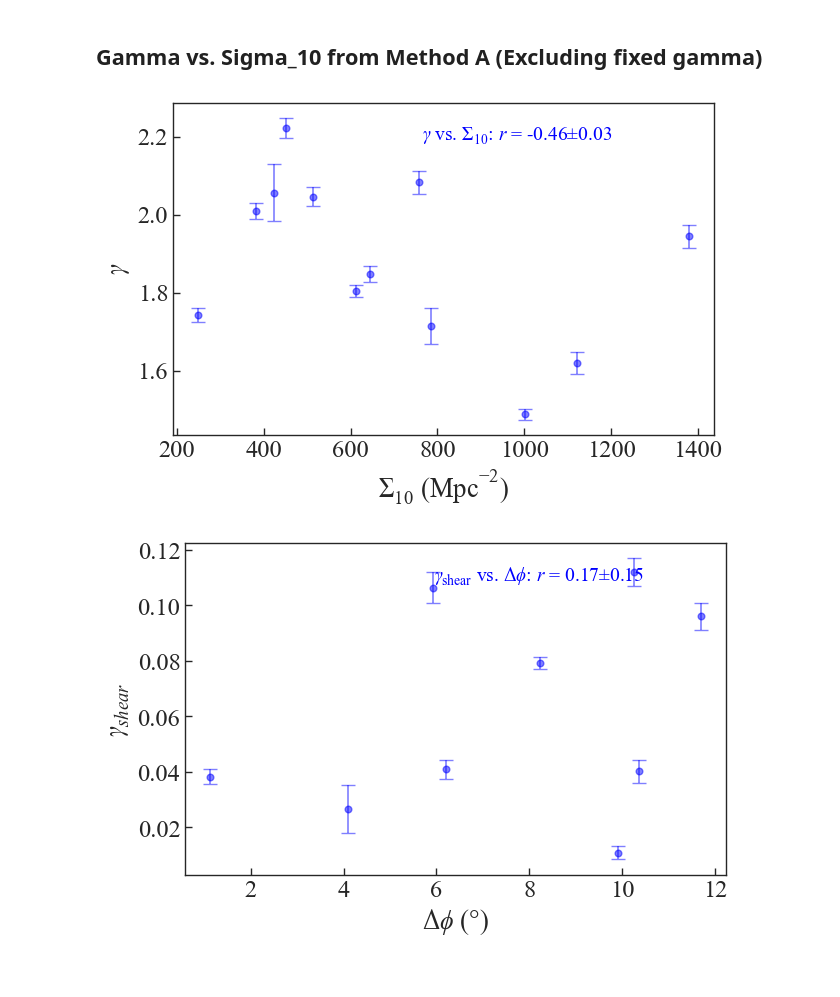
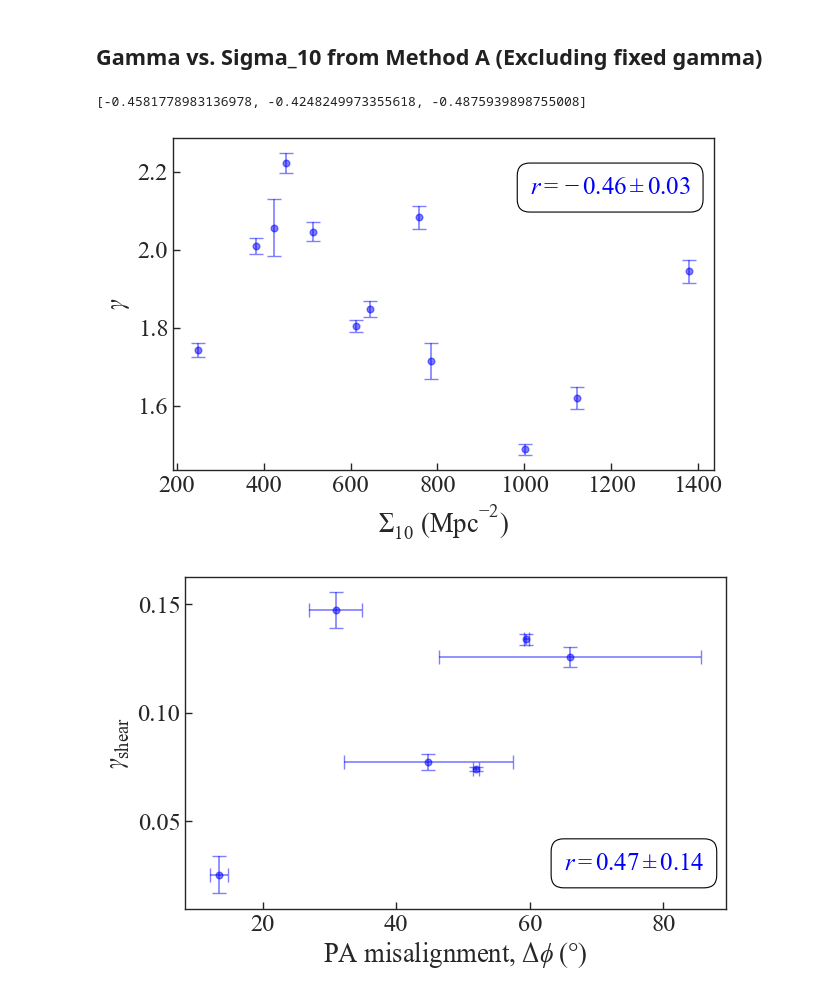
Before and after one commit to AstroBridge/BDLensing, a Jupyter notebook: analysis/correlation_centroidoff_angularoff.ipynb, the cells around one changed output. Saved outputs shown, nothing was run; the diff lists cells and outputs as text; code cells hidden in the pictures.

```diff
--- a/analysis/correlation_centroidoff_angularoff.ipynb
+++ b/analysis/correlation_centroidoff_angularoff.ipynb
@@ -415,11 +415,11 @@ for i in sorted(indexes_gamma_fixed, reverse=True):
     del gamma_u_ex[i]
     del Sigma_10a_dset_ex_gamma[i]
 
-# Indexes to remove for PA <14 degrees
+# Indexes to include for PA >14 degrees
 # DESIJ0136-0008, DESIJ0618+5018, DESIJ0923+1829,
 # DESIJ1501+5208, DESIJ0201-2739, DESIJ1537+1443
 
-indexes_pa = [1, 4, 5, 9, 2, 10]
+indexes_pa = [0, 3, 6, 7, 8, 11, 12, 13, 14] #[1, 4, 5, 9, 2, 10]
 
 data_points_ex_pa = data_points.copy()
 Sigma_10a_dset_ex_pa = Sigma_10a_dset.copy()
@@ -1992,15 +2043,10 @@ fig.savefig("../paper/figures/gamma_vs_Sigma_10A.pdf", bbox_inches="tight")
 # gamma cases excluding gamma fixed
 fig, ax = plt.subplots(1, 1, figsize=pf.get_fig_size(pf.mnras_textwidth))
 
-errbar_plot_disconnected(
-    Sigma_10a_sdset_ex_gamma,
-    gamma_m_10a_ex_q_l,
-    gamma_u_10a_ex_q_l,
-    ["S_10a", "gamma"],
-    r_gamma_Sigma_10a_ex_fixed_gamma,
-    ax,
-    "blue",
-)
+plt.errorbar(Sigma_10a_sdset_ex_gamma, gamma_m_10a_ex_q_l, yerr=gamma_u_10a_ex_q_l, fmt="o", color="blue", alpha=0.5, capsize=5)
+# plt.legend(["$\gamma$ vs. $\Sigma_{{10A}}$: $r$ = {0:.2f}".format()], shadow=True, framealpha=0.9)
+print(r_gamma_Sigma_10a_ex_fixed_gamma)
+plt.text(0.66, 0.85, "$r = {0:.2f} \pm {1:.2f}$".format(r_gamma_Sigma_10a_ex_fixed_gamma[0], (r_gamma_Sigma_10a_ex_fixed_gamma[1]-r_gamma_Sigma_10a_ex_fixed_gamma[2])*.5), horizontalalignment='left', verticalalignment='center', transform=ax.transAxes, fontsize=18, color='blue', bbox=dict(facecolor='white', edgecolor='black', boxstyle='round,pad=0.5'))
 
 
 plt.xlabel("$\Sigma_{10}$ (Mpc$^{-2})$")
@@ -2008,26 +2054,21 @@ plt.ylabel("$\gamma$")
 plt.show()
 fig.savefig("../paper/figures/gamma_vs_Sigma_10A_ex_fixed_gamma.pdf", bbox_inches="tight")
 # %% [output]
+[-0.4581778983136978, -0.4248249973355618, -0.4875939898755008]
-[figure, old version]
+[figure, new version]
 # %%
 # PA offset vs gamma shear
 fig, ax = plt.subplots(1, 1, figsize=pf.get_fig_size(pf.mnras_textwidth))
 
-errbar_plot_disconnected(
-    dphis_ex_pa_10a,
-    gamma_shear_m_ex_pa_10a,
-    gamma_shear_u_ex_pa_10a,
-    ["gamma_shear" , "dphi"],
-    r_dphi_gamma_shear_ex_pa,
-    ax,
-    "blue",
-)
-
+# Add error bars for dphi
+plt.errorbar(dphis_ex_pa_10a, gamma_shear_m_ex_pa_10a, xerr=sigma_dphis_ex_pa_10a, yerr=gamma_shear_u_ex_pa_10a, fmt="o", color="blue", alpha=0.5, capsize=5)
+# plt.legend(["$r$ = {0:.2f}".format(r_dphi_gamma_shear_ex_pa[0])], shadow=True, framealpha=0.9)
+plt.text(0.7, 0.1, "$r = {0:.2f} \pm {1:.2f}$".format(r_dphi_gamma_shear_ex_pa[0], (r_dphi_gamma_shear_ex_pa[1]-r_dphi_gamma_shear_ex_pa[2])*0.5), horizontalalignment="left", verticalalignment="bottom", transform=ax.transAxes, fontsize=18, color="blue", bbox=dict(facecolor='white', edgecolor='black', boxstyle='round,pad=0.5'))
 # fig.tight_layout()
-plt.xlabel("$\Delta \phi$ ($\degree$)")
-plt.ylabel("$\gamma_{shear}$")
+plt.xlabel("PA misalignment, $\Delta \phi\;(\degree)$")
+plt.ylabel("$\gamma_{\\rm shear}}$")
 
 plt.show()
 fig.savefig("../paper/figures/gamma_shear_vs_pa_offset.pdf", bbox_inches="tight")
 # %% [output]
-[figure, old version]
+[figure, new version]
```
Also changed, not shown: parts of 8 cells of this notebook, 17 other files.
